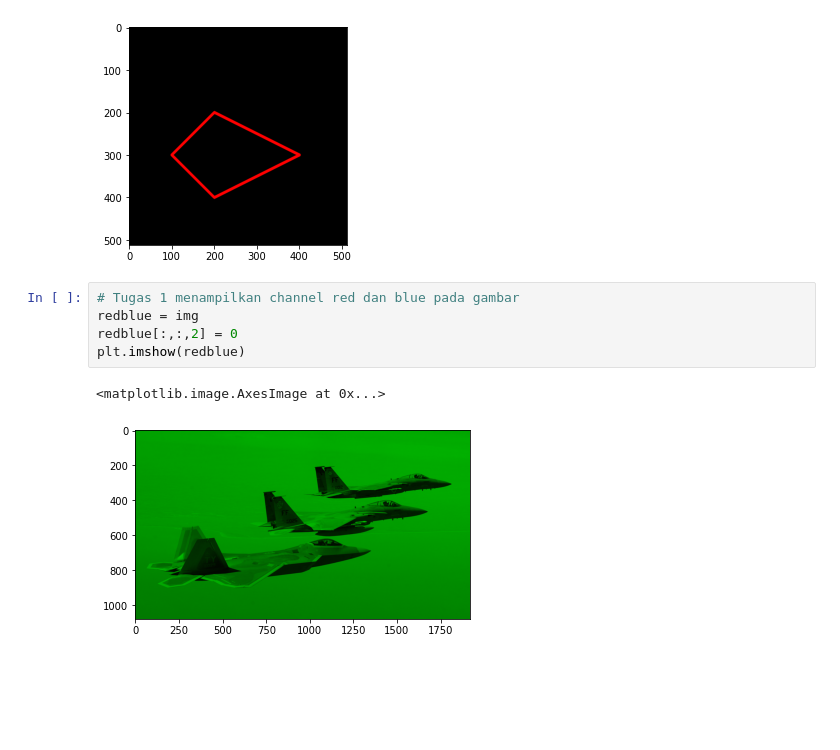
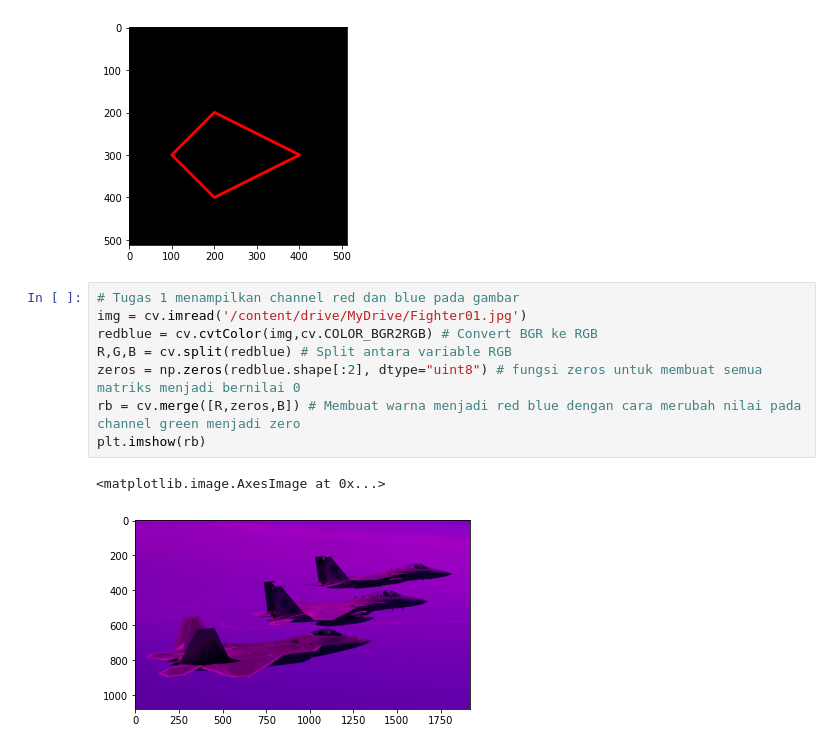
Before and after one commit to Wahjoe45/PCVK_GENAP_2023, a Jupyter notebook: week2.ipynb, the cells around one changed output. Drawn from its saved outputs; the diff is of its cells as text; blank space fills up the shorter version.

```diff
--- a/week2.ipynb
+++ b/week2.ipynb
@@ -148,11 +148,14 @@ plt.imshow(black_img2)
 # %% [output]
 <matplotlib.image.AxesImage at 0x...>
 [figure]
-# %%
-# Tugas 1 menampilkan channel red dan blue pada gambar
-redblue = img
-redblue[:,:,2] = 0
-plt.imshow(redblue)
-# %% [output]
-<matplotlib.image.AxesImage at 0x...>
-[figure, removed]
+# %%
+# Tugas 1 menampilkan channel red dan blue pada gambar
+img = cv.imread('/content/drive/MyDrive/Fighter01.jpg')
+redblue = cv.cvtColor(img,cv.COLOR_BGR2RGB) # Convert BGR ke RGB
+R,G,B = cv.split(redblue) # Split antara variable RGB
+zeros = np.zeros(redblue.shape[:2], dtype="uint8") # fungsi zeros untuk membuat semua matriks menjadi bernilai 0
+rb = cv.merge([R,zeros,B]) # Membuat warna menjadi red blue dengan cara merubah nilai pada channel green menjadi zero
+plt.imshow(rb)
+# %% [output]
+<matplotlib.image.AxesImage at 0x...>
+[figure, added]
```
Also changed, not shown: parts of 8 cells of this notebook.
